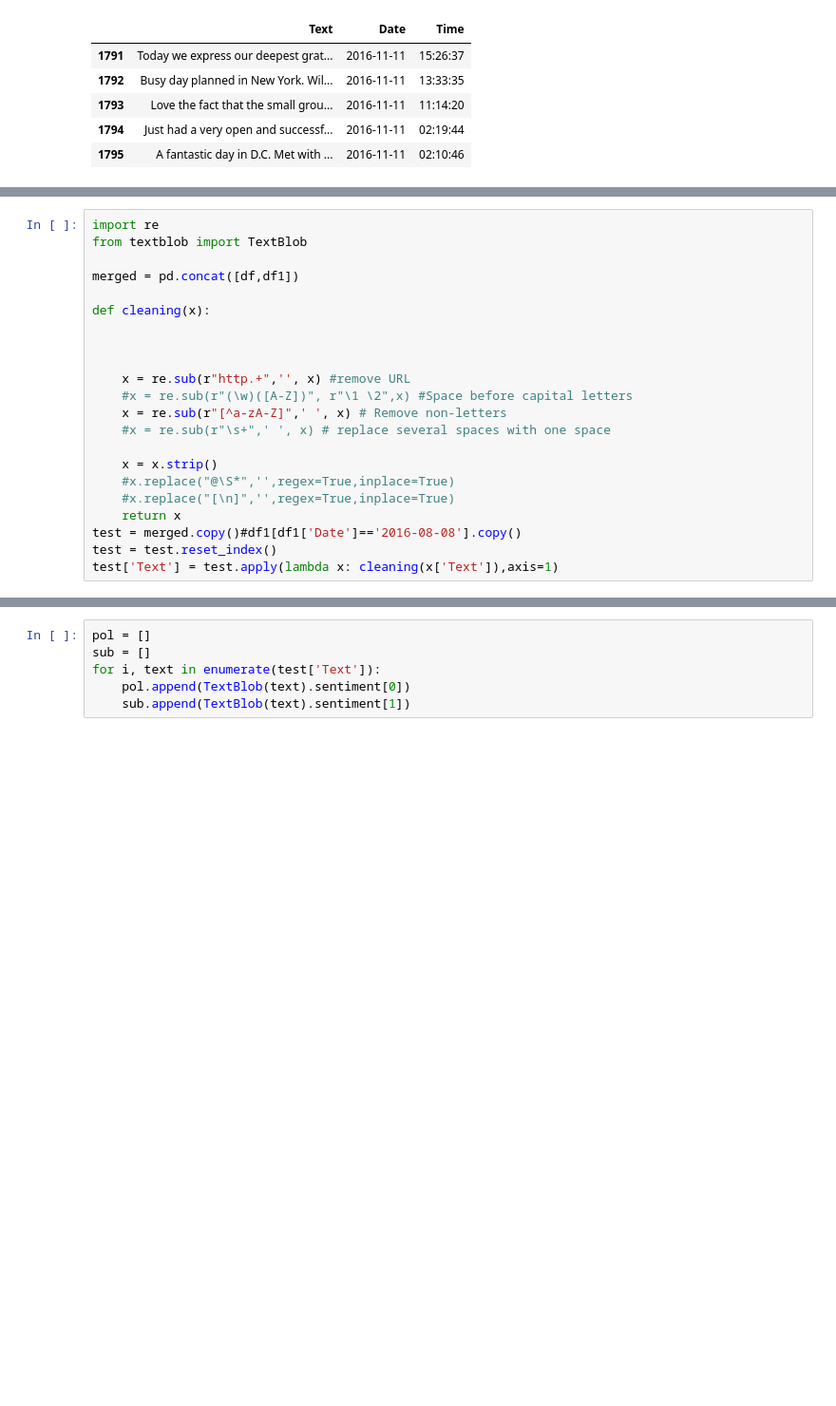
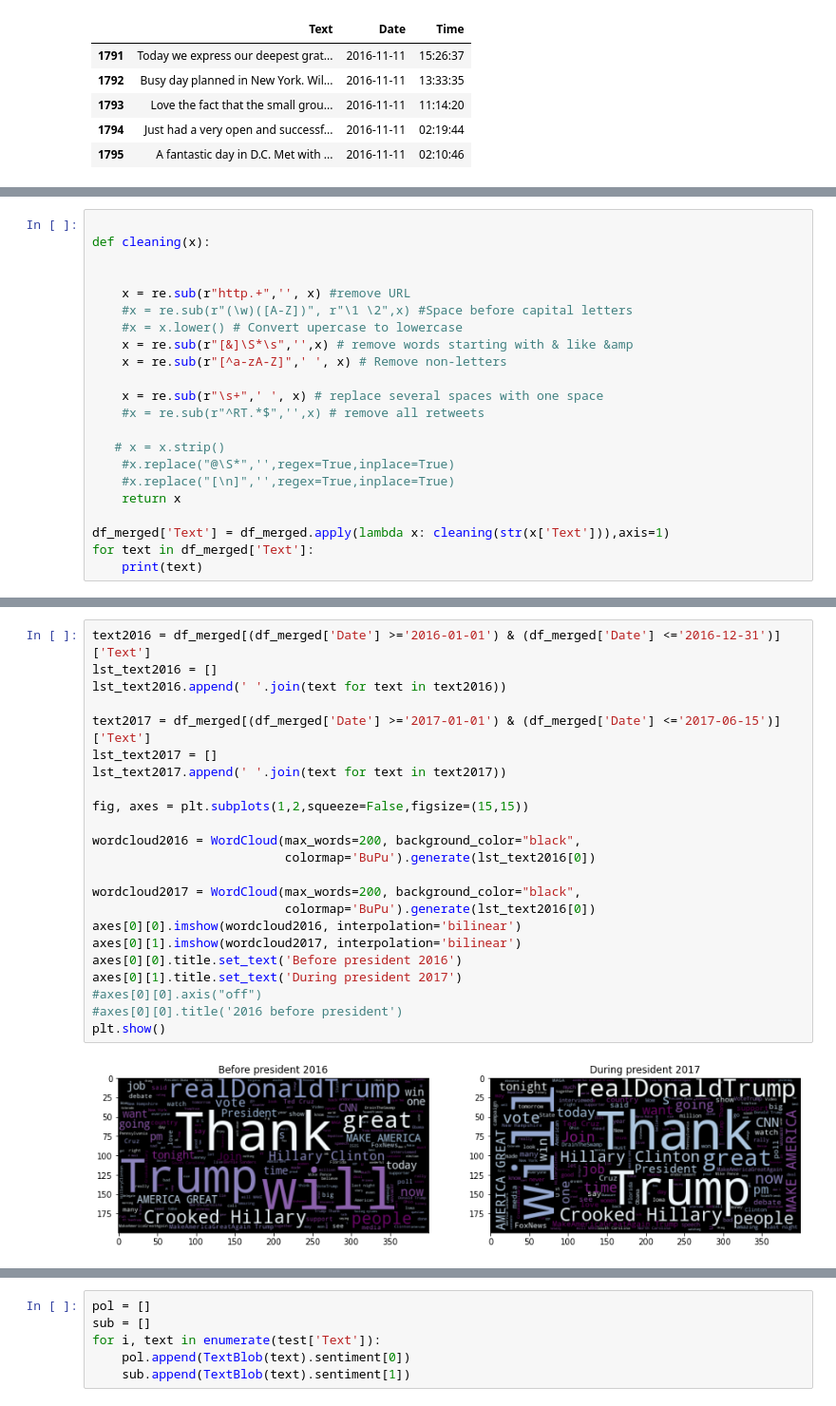
Before and after one commit to alexiska/Sentiment-analysis-Donald-Trump, a Jupyter notebook: Sentiment analysis.ipynb, the cells around one changed output, grey strips where cells are left out. Shown at 95% size. Drawn from its saved outputs; the diff is of its cells as text; blank space fills up the shorter version.

Commit message:
update code
Data cleaning

```diff
--- a/Sentiment analysis.ipynb
+++ b/Sentiment analysis.ipynb
@@ -121,22 +136,22 @@ df1[df1['Date'] == '2016-11-11']
 # %%
-import re
-from textblob import TextBlob
-
-merged = pd.concat([df,df1])
 
 def cleaning(x):
 
 
-
     x = re.sub(r"http.+",'', x) #remove URL
     #x = re.sub(r"(\w)([A-Z])", r"\1 \2",x) #Space before capital letters
+    #x = x.lower() # Convert upercase to lowercase
+    x = re.sub(r"[&]\S*\s",'',x) # remove words starting with & like &amp
     x = re.sub(r"[^a-zA-Z]",' ', x) # Remove non-letters
-    #x = re.sub(r"\s+",' ', x) # replace several spaces with one space
 
-    x = x.strip()
+    x = re.sub(r"\s+",' ', x) # replace several spaces with one space
+    #x = re.sub(r"^RT.*$",'',x) # remove all retweets
+
+   # x = x.strip()
     #x.replace("@\S*",'',regex=True,inplace=True)
     #x.replace("[\n]",'',regex=True,inplace=True)
     return x
-test = merged.copy()#df1[df1['Date']=='2016-08-08'].copy()
-test = test.reset_index()
-test['Text'] = test.apply(lambda x: cleaning(x['Text']),axis=1)
+
+df_merged['Text'] = df_merged.apply(lambda x: cleaning(str(x['Text'])),axis=1)
+for text in df_merged['Text']:
+    print(text)
@@ -142,0 +176,25 @@ test['Text'] = test.apply(lambda x: cleaning(x['Text']),axis=1)
+# %%
+text2016 = df_merged[(df_merged['Date'] >='2016-01-01') & (df_merged['Date'] <='2016-12-31')]['Text']
+lst_text2016 = []
+lst_text2016.append(' '.join(text for text in text2016))
+
+text2017 = df_merged[(df_merged['Date'] >='2017-01-01') & (df_merged['Date'] <='2017-06-15')]['Text']
+lst_text2017 = []
+lst_text2017.append(' '.join(text for text in text2017))
+
+fig, axes = plt.subplots(1,2,squeeze=False,figsize=(15,15))
+
+wordcloud2016 = WordCloud(max_words=200, background_color="black",
+                          colormap='BuPu').generate(lst_text2016[0])
+
+wordcloud2017 = WordCloud(max_words=200, background_color="black",
+                          colormap='BuPu').generate(lst_text2016[0])
+axes[0][0].imshow(wordcloud2016, interpolation='bilinear')
+axes[0][1].imshow(wordcloud2017, interpolation='bilinear')
+axes[0][0].title.set_text('Before president 2016')
+axes[0][1].title.set_text('During president 2017')
+#axes[0][0].axis("off")
+#axes[0][0].title('2016 before president')
+plt.show()
+# %% [output]
+[figure, added]
```
Also changed, not shown: parts of 20 cells of this notebook.
